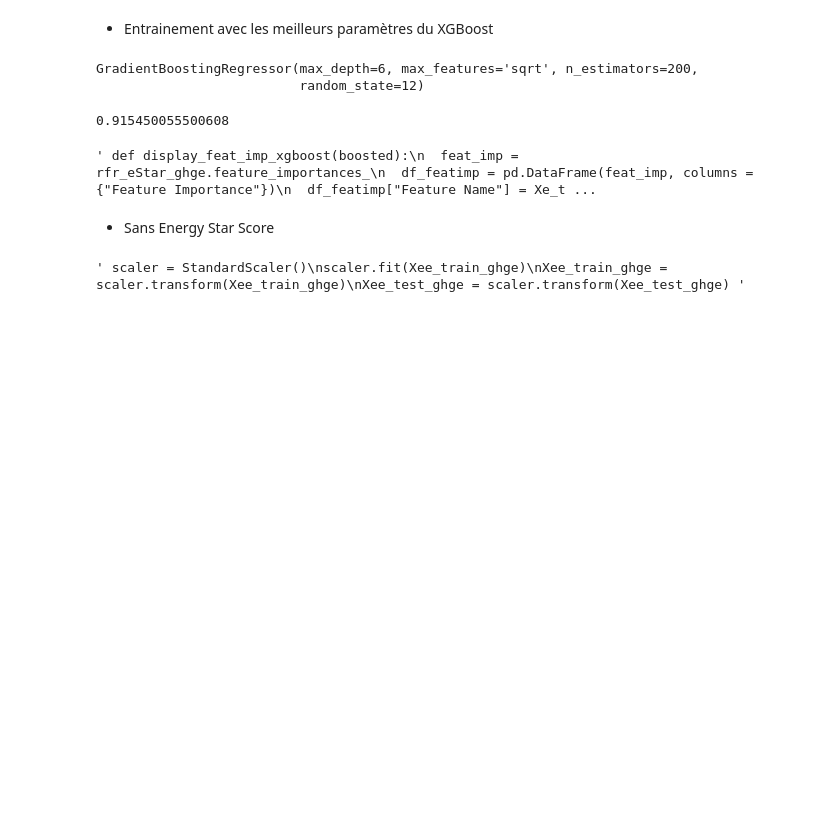
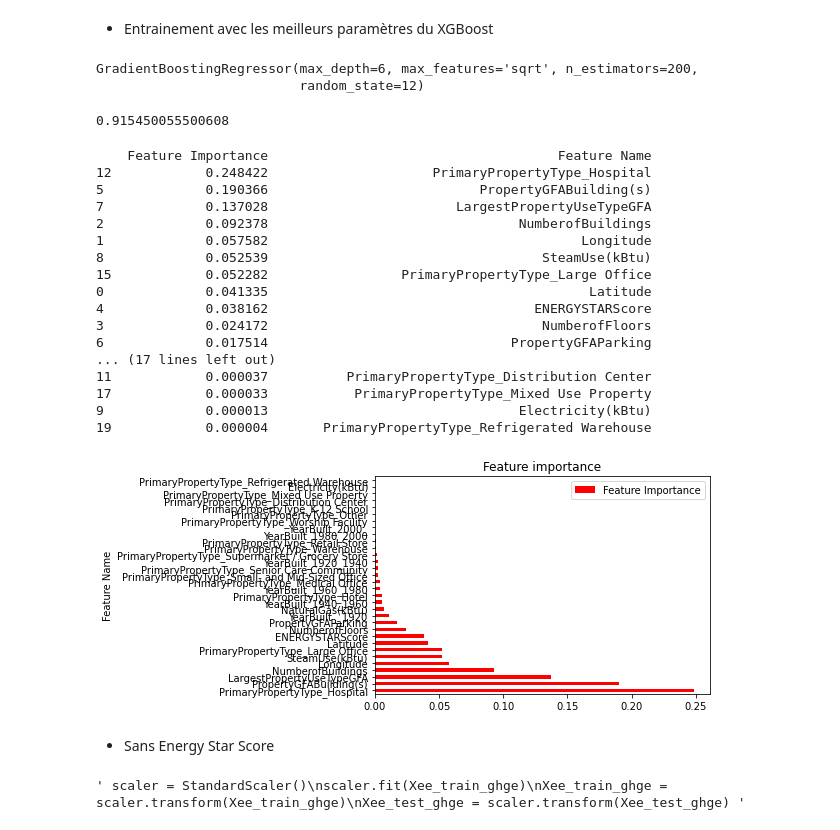
Before and after one commit to azioba/Notebook, a Jupyter notebook: Projet_4 - GHGE.ipynb, the cells around one changed output. Saved outputs shown, nothing was run; the diff lists cells and outputs as text; code cells hidden in the pictures; blank space fills up the shorter version.

```diff
--- a/Projet_4 - GHGE.ipynb
+++ b/Projet_4 - GHGE.ipynb
@@ -586,17 +586,34 @@ xGBoost_ESS.score(Xe_test,ye_test)
 # %% [output]
 0.915450055500608
 # %%
-""" def display_feat_imp_xgboost(boosted):
-  feat_imp = rfr_eStar_ghge.feature_importances_
+def display_feat_imp_xgboost(boosted):
+  feat_imp = xGBoost_ESS.feature_importances_
   df_featimp = pd.DataFrame(feat_imp, columns = {"Feature Importance"})
-  df_featimp["Feature Name"] = Xe_train_ghge.columns
+  df_featimp["Feature Name"] = Xe_train.columns
   df_featimp = df_featimp.sort_values(by="Feature Importance", ascending=False)
   print(df_featimp)
   df_featimp.plot.barh(y="Feature Importance", x="Feature Name", title="Feature importance", color="red")
 
-display_feat_imp_xgboost(rfr_eStar_ghge) """
+display_feat_imp_xgboost(xGBoost_ESS)
 # %% [output]
-' def display_feat_imp_xgboost(boosted):\n  feat_imp = rfr_eStar_ghge.feature_importances_\n  df_featimp = pd.DataFrame(feat_imp, columns = {"Feature Importance"})\n  df_featimp["Feature Name"] = Xe_t ...
+    Feature Importance                                     Feature Name
+12            0.248422                     PrimaryPropertyType_Hospital
+5             0.190366                           PropertyGFABuilding(s)
+7             0.137028                        LargestPropertyUseTypeGFA
+2             0.092378                                NumberofBuildings
+1             0.057582                                        Longitude
+8             0.052539                                   SteamUse(kBtu)
+15            0.052282                 PrimaryPropertyType_Large Office
+0             0.041335                                         Latitude
+4             0.038162                                  ENERGYSTARScore
+3             0.024172                                   NumberofFloors
+6             0.017514                               PropertyGFAParking
+... (17 lines left out)
+11            0.000037          PrimaryPropertyType_Distribution Center
+17            0.000033           PrimaryPropertyType_Mixed Use Property
+9             0.000013                                Electricity(kBtu)
+19            0.000004       PrimaryPropertyType_Refrigerated Warehouse
+[figure, added]
 # %% [markdown]
 - Sans Energy Star Score
 # %%
```
Also changed, not shown: parts of 1 cell of this notebook, 1 other file.
